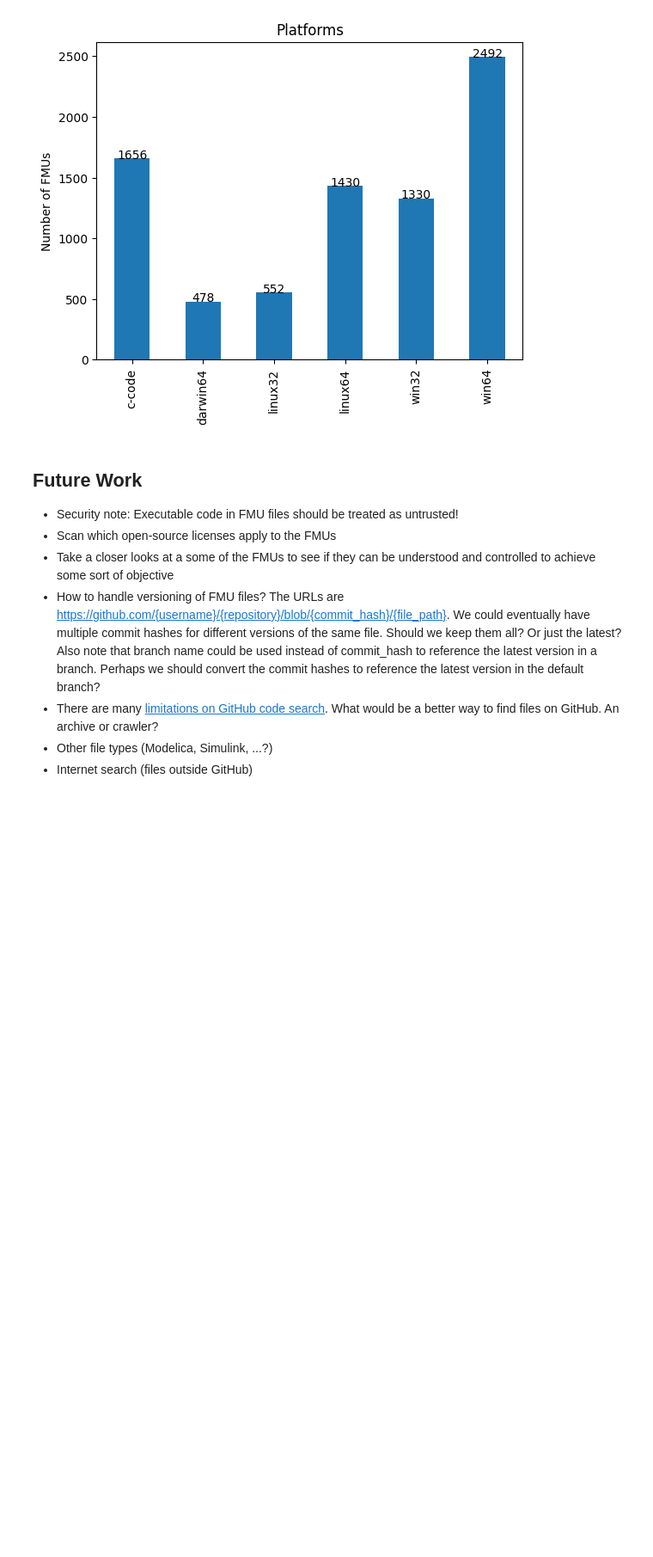
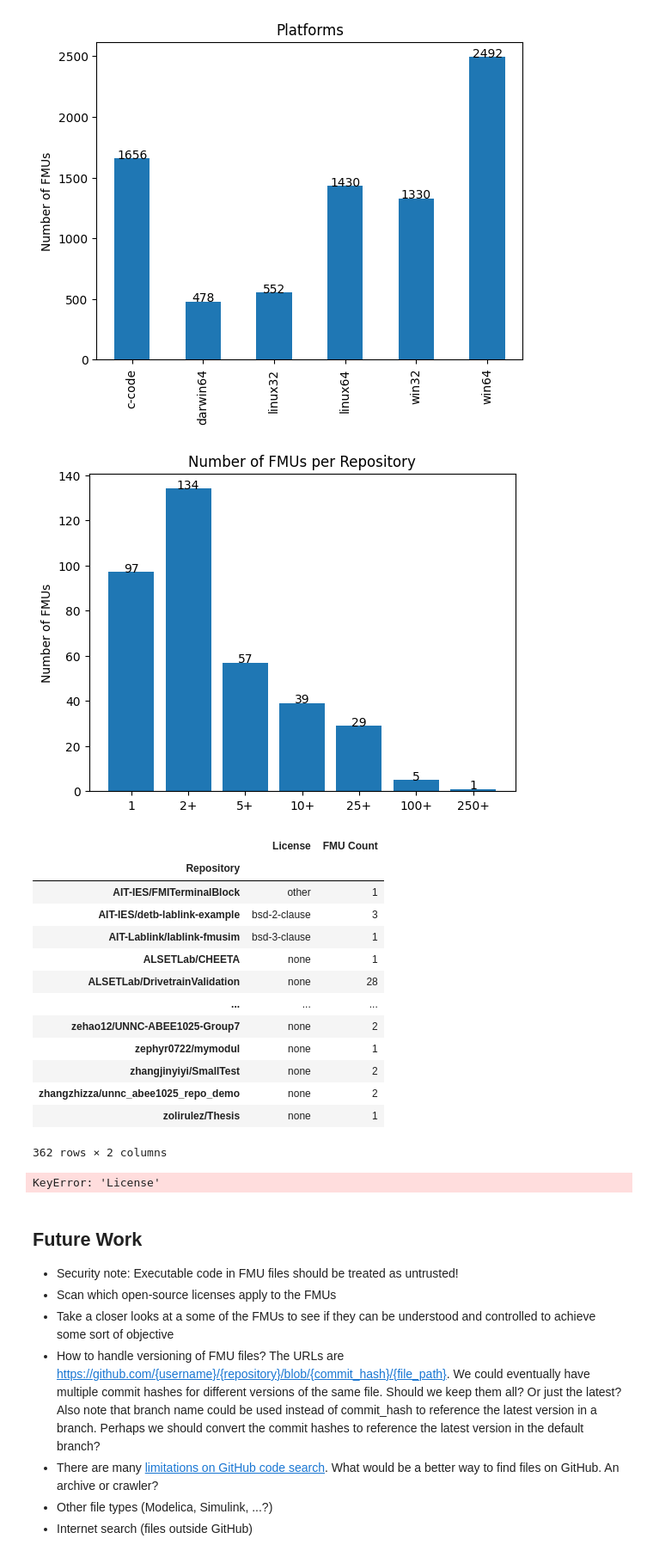
Before and after one commit to ForrestTrepte/FindOpenSimulationModels, a Jupyter notebook: FindOpenSimulationModels.ipynb, the cells around one changed output. Shown at 86% size. Cells and saved outputs as stored; diff of their text form; code cells hidden in the pictures; blank space fills up the shorter version.

```diff
--- a/FindOpenSimulationModels.ipynb
+++ b/FindOpenSimulationModels.ipynb
@@ -198,10 +198,12 @@ importlib.reload(AnalyzeFmuFiles) # reload changes to AnalyzeFmuFiles.py every r
 analyze_results = AnalyzeFmuFiles.ResultStore(fmu_analysis_filename)
 df = analyze_results.df
 
-def plot_categorical_count_bar_chart(column_name, wide=False, title=None):
+def plot_categorical_count_bar_chart(column_name, wide=False, title=None, dataframe=None):
+    if dataframe is None:
+        dataframe = df
     if wide:
         plt.figure(figsize=(12, 5))
-    df_counts = df[column_name].value_counts()
+    df_counts = dataframe[column_name].value_counts()
     df_counts.plot.bar()
     # Show numbers on the bars
     for index, value in enumerate(df_counts):
@@ -438,6 +426,50 @@ plt.title('Platforms')
 plt.show()
 # %% [output]
 [figure]
+# %%
+import AnalyzeFmuFiles
+importlib.reload(AnalyzeFmuFiles) # reload changes to AnalyzeFmuFiles.py every run
+
+import AnalyzeRepositories
+importlib.reload(AnalyzeRepositories) # reload changes to AnalyzeRepositories.py every run
+
+analyze_results = AnalyzeFmuFiles.ResultStore(fmu_analysis_filename)
+df = analyze_results.df
+
+analyze_repositories = AnalyzeRepositories.ResultStore(fmu_analysis_filename, repository_analysis_filename)
+repo_df = analyze_repositories.df
+
+def get_repository(df_index):
+    split_index = df_index.split('\\')
+    repository = f'{split_index[1]}/{split_index[2]}'
+    return repository
+
+# Count FMUs in each repository
+repo_df['FMU Count'] = 0
+for index, row in df.iterrows():
+    repository = get_repository(index)
+    repo_df.loc[repository, 'FMU Count'] += 1
+
+plot_numerical_count_bar_chart('FMU Count', 'Number of FMUs per Repository', dataframe=repo_df, bin_edges = [1, 2, 5, 10, 25, 100, 250, 1000])
+display(repo_df)
+plot_categorical_count_bar_chart('License', dataframe=repo_df)
+# %% [output]
+[figure, added]
+|  | License | FMU Count |
+| Repository |  |  |
+| AIT-IES/FMITerminalBlock | other | 1 |
+| AIT-IES/detb-lablink-example | bsd-2-clause | 3 |
+| AIT-Lablink/lablink-fmusim | bsd-3-clause | 1 |
+| ALSETLab/CHEETA | none | 1 |
+| ALSETLab/DrivetrainValidation | none | 28 |
+| ... | ... | ... |
+| zehao12/UNNC-ABEE1025-Group7 | none | 2 |
+| zephyr0722/mymodul | none | 1 |
+| zhangjinyiyi/SmallTest | none | 2 |
+| zhangzhizza/unnc_abee1025_repo_demo | none | 2 |
+| zolirulez/Thesis | none | 1 |
+362 rows × 2 columns
+KeyError: 'License'
 # %% [markdown]
 ## Future Work
 
```
Also changed, not shown: parts of 2 cells of this notebook.
